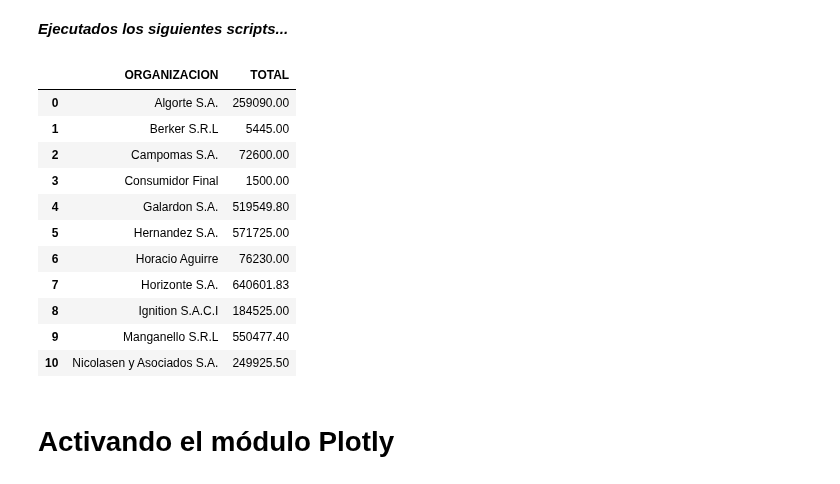
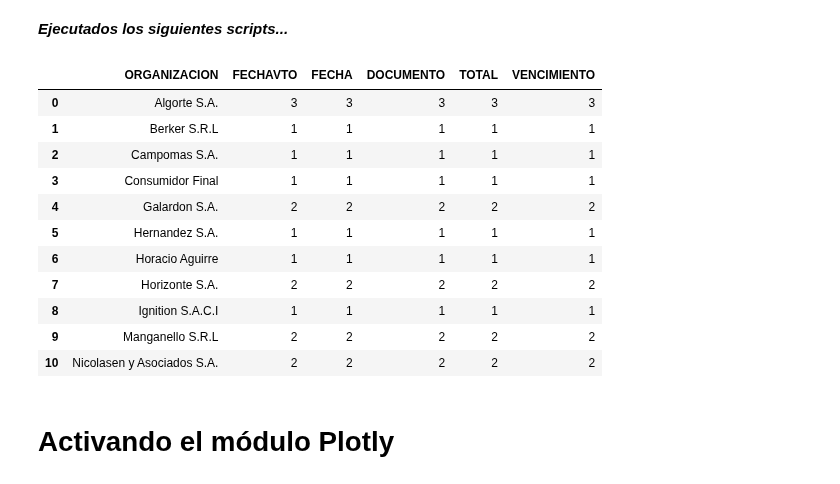
Before and after one commit to cristiandarioortegayubro/BA, a Jupyter notebook: px_ej_01.ipynb, the cells around one changed output. Cells and saved outputs as stored; diff of their text form; code cells hidden in the pictures.

```diff
--- a/px_ej_01.ipynb
+++ b/px_ej_01.ipynb
@@ -11,29 +11,29 @@
 # %%
 URL = "https://raw.githubusercontent.com/cristiandarioortegayubro/BA/main/Datasets/"
 archivo = "Reporte_Cuentas_a_Cobrar.csv"
 datos = URL + archivo
 import pandas as pd
 import numpy as np
 cobros = pd.read_csv(datos)
 cobros.drop(["DESCRIPCION","VENDEDOR","IMPORTEMONPPAL"], axis=1, inplace=True)
-agrupacion_cobros = cobros.groupby("ORGANIZACION").sum()
+agrupacion_cobros = cobros.groupby("ORGANIZACION").count()
 agrupacion_cobros.insert(0,column="ORGANIZACION",value=agrupacion_cobros.index.values)
 agrupacion_cobros.reset_index(drop=True, inplace=True)
 agrupacion_cobros.rename(columns={"IMPORTEMONTRAN":"TOTAL"},inplace=True)
 agrupacion_cobros
 # %% [output]
-|  | ORGANIZACION | TOTAL |
-| 0 | Algorte S.A. | 259090.00 |
-| 1 | Berker S.R.L | 5445.00 |
-| 2 | Campomas S.A. | 72600.00 |
-| 3 | Consumidor Final | 1500.00 |
-| 4 | Galardon S.A. | 519549.80 |
-| 5 | Hernandez S.A. | 571725.00 |
-| 6 | Horacio Aguirre | 76230.00 |
-| 7 | Horizonte S.A. | 640601.83 |
-| 8 | Ignition S.A.C.I | 184525.00 |
-| 9 | Manganello S.R.L | 550477.40 |
-| 10 | Nicolasen y Asociados S.A. | 249925.50 |
+|  | ORGANIZACION | FECHAVTO | FECHA | DOCUMENTO | TOTAL | VENCIMIENTO |
+| 0 | Algorte S.A. | 3 | 3 | 3 | 3 | 3 |
+| 1 | Berker S.R.L | 1 | 1 | 1 | 1 | 1 |
+| 2 | Campomas S.A. | 1 | 1 | 1 | 1 | 1 |
+| 3 | Consumidor Final | 1 | 1 | 1 | 1 | 1 |
+| 4 | Galardon S.A. | 2 | 2 | 2 | 2 | 2 |
+| 5 | Hernandez S.A. | 1 | 1 | 1 | 1 | 1 |
+| 6 | Horacio Aguirre | 1 | 1 | 1 | 1 | 1 |
+| 7 | Horizonte S.A. | 2 | 2 | 2 | 2 | 2 |
+| 8 | Ignition S.A.C.I | 1 | 1 | 1 | 1 | 1 |
+| 9 | Manganello S.R.L | 2 | 2 | 2 | 2 | 2 |
+| 10 | Nicolasen y Asociados S.A. | 2 | 2 | 2 | 2 | 2 |
 # %%
 import pandas_datareader as data
 
```
Also changed, not shown: parts of 4 cells of this notebook.
